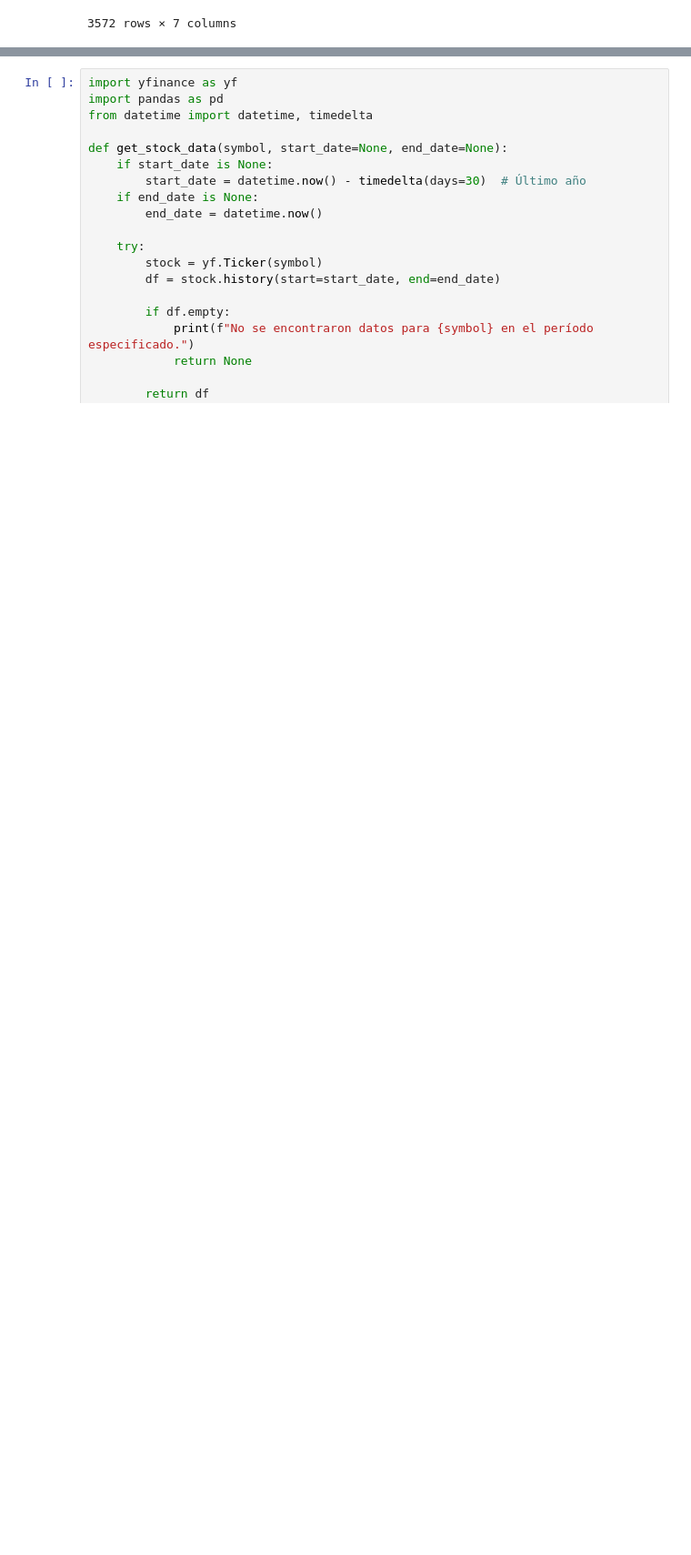
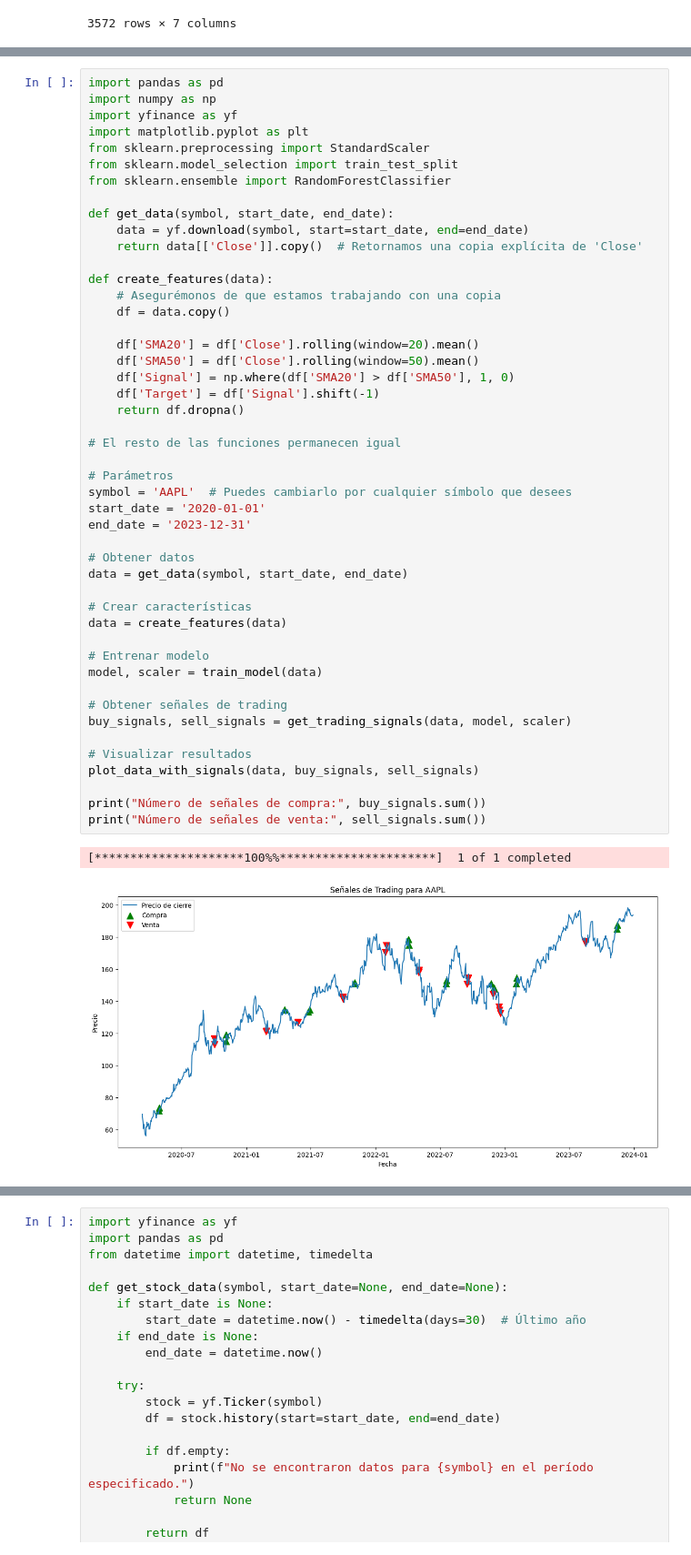
Before and after one commit to LuisCerelli/Conexion_Yahoo_Finance_con_Python, a Jupyter notebook: yahoo_finance.ipynb, the cells around one changed output, grey strips where cells are left out. Shown at 91% size. Cells and saved outputs as stored; diff of their text form; blank space fills up the shorter version.

```diff
--- a/yahoo_finance.ipynb
+++ b/yahoo_finance.ipynb
@@ -29,0 +145,50 @@ tesla.history(period='max')
+# %%
+import pandas as pd
+import numpy as np
+import yfinance as yf
+import matplotlib.pyplot as plt
+from sklearn.preprocessing import StandardScaler
+from sklearn.model_selection import train_test_split
+from sklearn.ensemble import RandomForestClassifier
+
+def get_data(symbol, start_date, end_date):
+    data = yf.download(symbol, start=start_date, end=end_date)
+    return data[['Close']].copy()  # Retornamos una copia explícita de 'Close'
+
+def create_features(data):
+    # Asegurémonos de que estamos trabajando con una copia
+    df = data.copy()
+
+    df['SMA20'] = df['Close'].rolling(window=20).mean()
+    df['SMA50'] = df['Close'].rolling(window=50).mean()
+    df['Signal'] = np.where(df['SMA20'] > df['SMA50'], 1, 0)
+    df['Target'] = df['Signal'].shift(-1)
+    return df.dropna()
+
+# El resto de las funciones permanecen igual
+
+# Parámetros
+symbol = 'AAPL'  # Puedes cambiarlo por cualquier símbolo que desees
+start_date = '2020-01-01'
+end_date = '2023-12-31'
+
+# Obtener datos
+data = get_data(symbol, start_date, end_date)
+
+# Crear características
+data = create_features(data)
+
+# Entrenar modelo
+model, scaler = train_model(data)
+
+# Obtener señales de trading
+buy_signals, sell_signals = get_trading_signals(data, model, scaler)
+
+# Visualizar resultados
+plot_data_with_signals(data, buy_signals, sell_signals)
+
+print("Número de señales de compra:", buy_signals.sum())
+print("Número de señales de venta:", sell_signals.sum())
+# %% [output]
+[*********************100%%**********************]  1 of 1 completed
+[figure, added]
```
Also changed, not shown: parts of 7 cells of this notebook.
